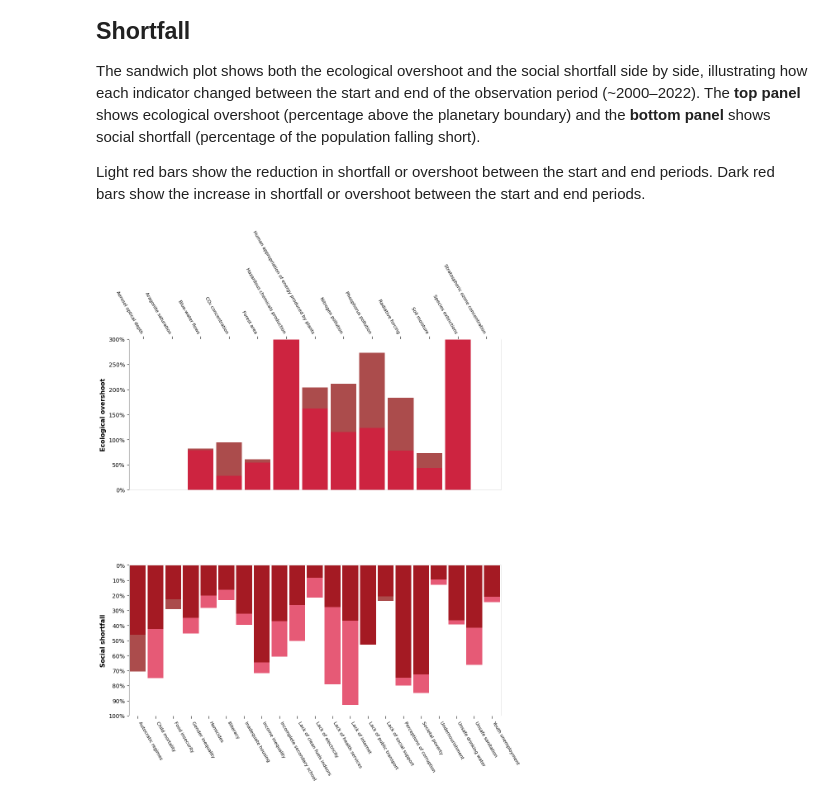
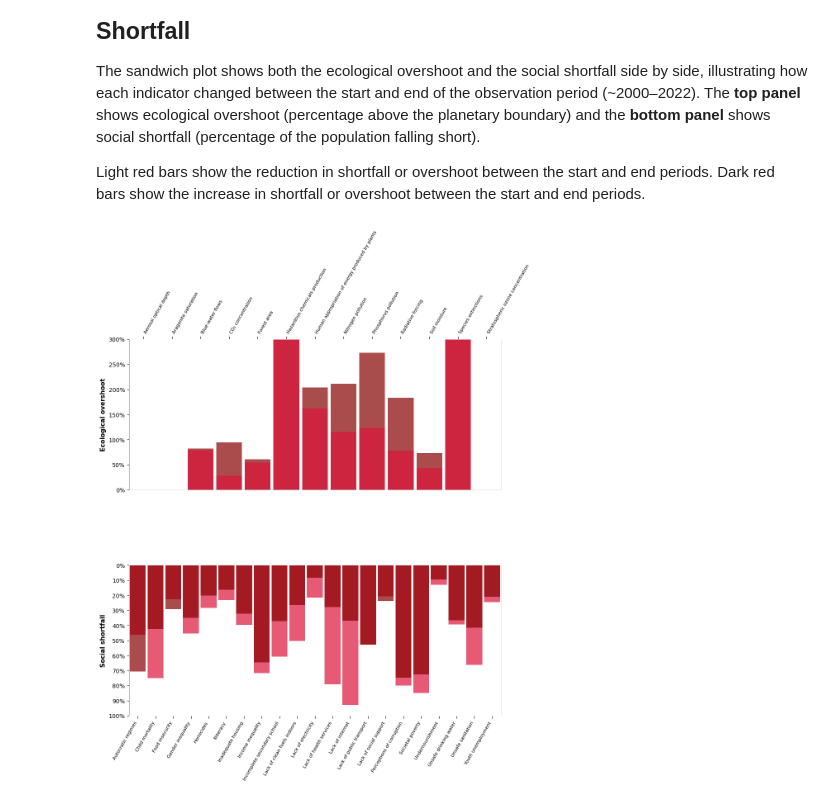
Before and after one commit to anna-megalou/doughnut, a Jupyter notebook: assignment.ipynb, the cells around one changed output. Saved outputs shown, nothing was run; the diff lists cells and outputs as text; code cells hidden in the pictures.

```diff
--- a/assignment.ipynb
+++ b/assignment.ipynb
@@ -523,33 +523,33 @@ ax_eco.set_ylabel('Ecological overshoot', fontweight='bold', fontsize=11)
 ax_eco.yaxis.set_major_locator(plt.MultipleLocator(50))
 ax_eco.yaxis.set_major_formatter(plt.FuncFormatter(lambda v, _: f'{v:.0f}%'))
 ax_eco.set_xticks(x)
-ax_eco.set_xticklabels(eco['name'], rotation=300, ha='right', fontsize=8)
+ax_eco.set_xticklabels(eco['name'], rotation=60, ha='left', fontsize=8)
 ax_eco.xaxis.tick_top()
 ax_eco.tick_params(axis='x', length=5)
 ax_eco.set_xlim(-0.5, len(eco) - 0.5)
 
 # ── Bottom panel: social shortfall (bars grow downward) ──
 x2 = np.arange(len(soc))
 ax_soc.bar(x2, soc['start'], W, color=CRIMSON, alpha=ALPHA)
 ax_soc.bar(x2, soc['end'], W, color=DARK_RED, alpha=ALPHA)
 ax_soc.set_ylim(100, 0)
 ax_soc.set_ylabel('Social shortfall', fontweight='bold', fontsize=11)
 ax_soc.yaxis.set_major_locator(plt.MultipleLocator(10))
 ax_soc.yaxis.set_major_formatter(plt.FuncFormatter(lambda v, _: f'{v:.0f}%'))
 ax_soc.set_xticks(x2)
-ax_soc.set_xticklabels(soc['name'], rotation=300, ha='left', fontsize=8)
+ax_soc.set_xticklabels(soc['name'], rotation=60, ha='right', fontsize=8)
 ax_soc.tick_params(axis='x', length=5)
 ax_soc.set_xlim(-0.5, len(soc) - 0.5)
 
 for ax in (ax_eco, ax_soc):
     for spine in ax.spines.values():
         spine.set_edgecolor('#ddd')
     ax.spines['left'].set_edgecolor('#888')
 ax_eco.spines['top'].set_edgecolor('white')
 ax_soc.spines['bottom'].set_edgecolor('white')
 
 fig.subplots_adjust(left=0.08, right=0.98, top=0.88, bottom=0.12)
 plt.savefig('sandwich.svg', bbox_inches='tight')
 plt.show()
 # %% [output]
-[figure, old version]
+[figure, new version]
```
Also changed, not shown: 1 other file.
